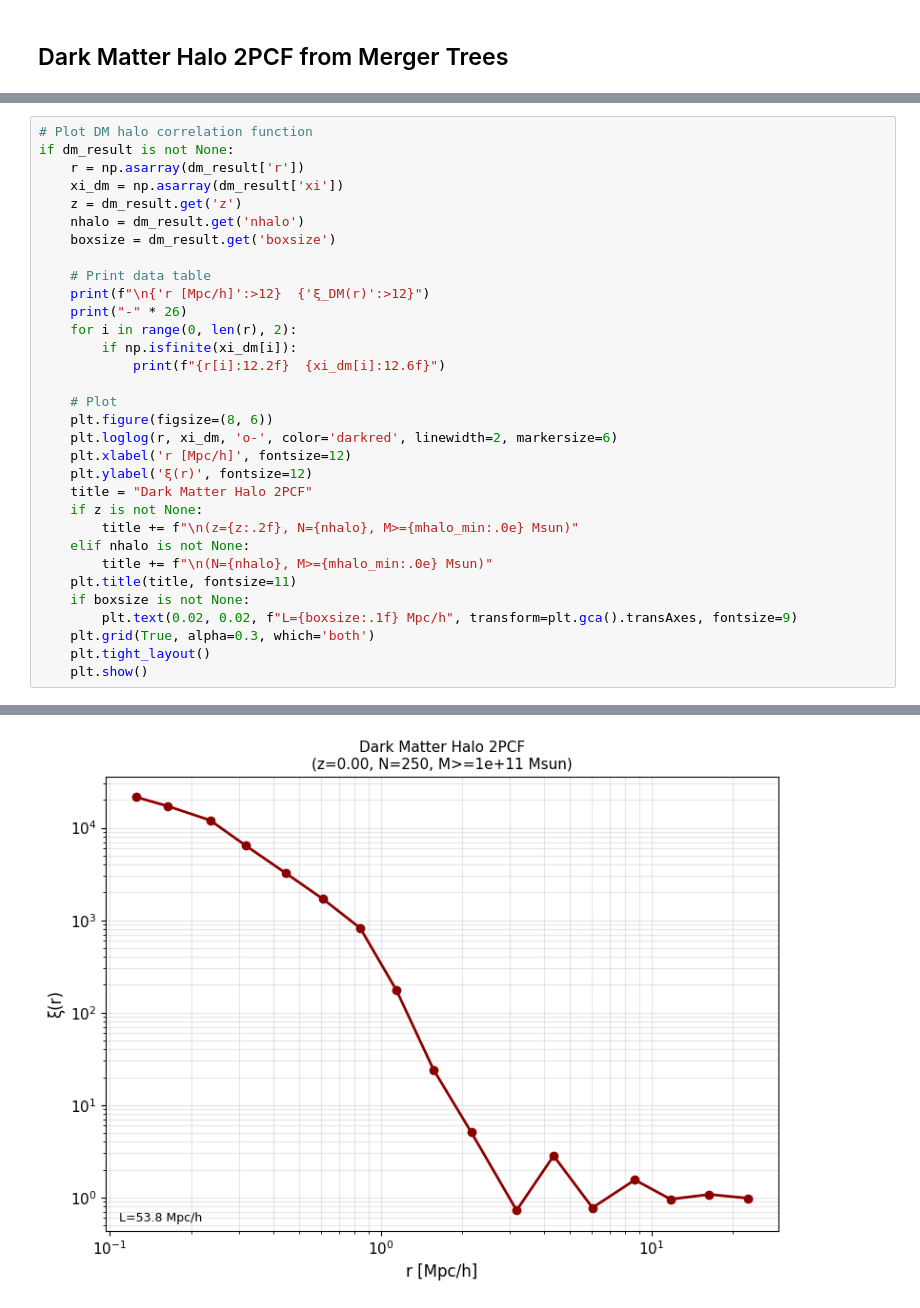
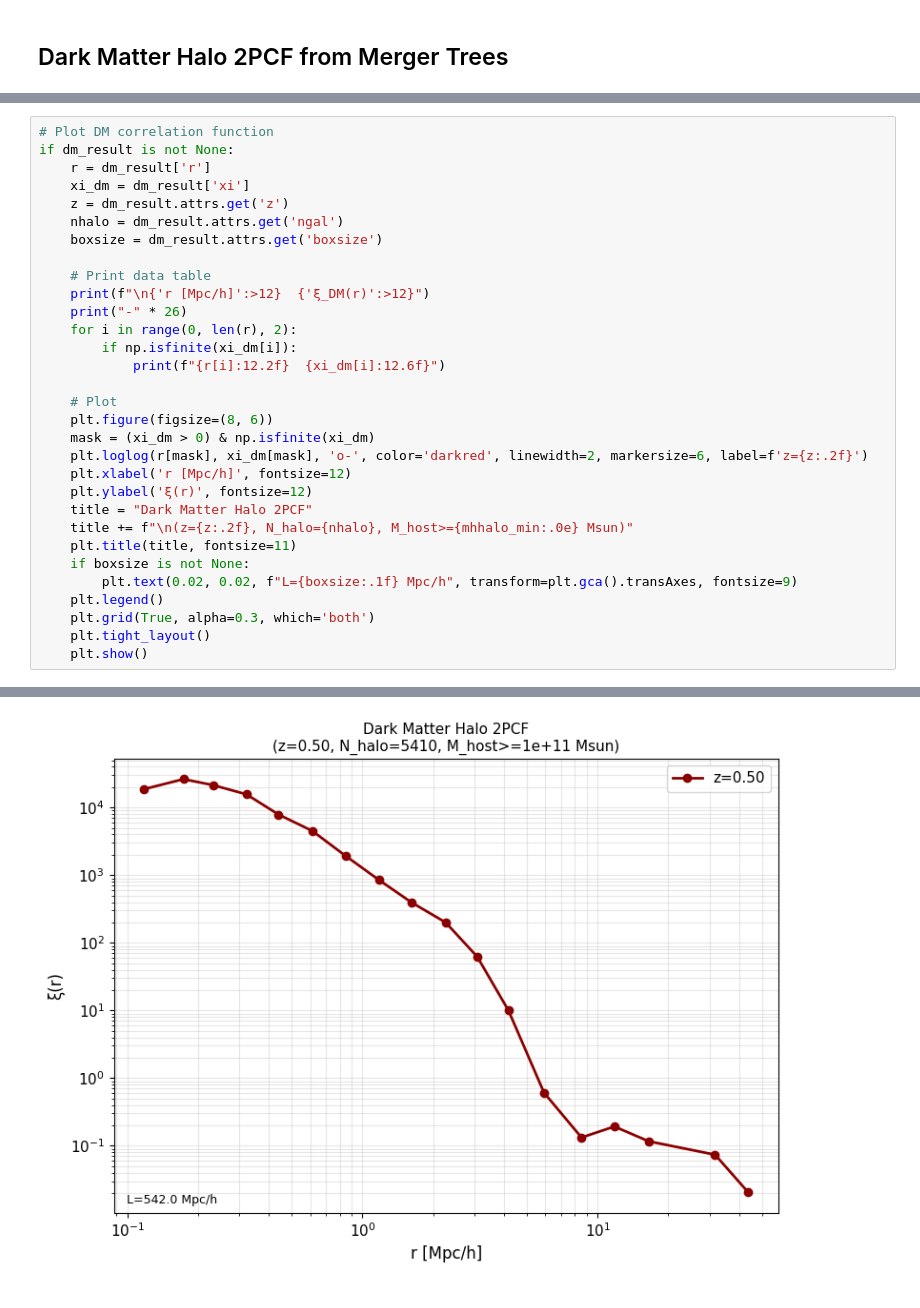
Before and after one commit to OscarHickman/galform_analysis, a Jupyter notebook: examples/2pcf/dm_correlation.ipynb, the cells around one changed output, grey strips where cells are left out. Saved outputs shown, nothing was run; the diff lists cells and outputs as text.

```diff
--- a/examples/2pcf/dm_correlation.ipynb
+++ b/examples/2pcf/dm_correlation.ipynb
@@ -104,11 +101,11 @@ Using subvolume boxsize: 53.79 Mpc/h
 # %%
-# Plot DM halo correlation function
+# Plot DM correlation function
 if dm_result is not None:
-    r = np.asarray(dm_result['r'])
-    xi_dm = np.asarray(dm_result['xi'])
-    z = dm_result.get('z')
-    nhalo = dm_result.get('nhalo')
-    boxsize = dm_result.get('boxsize')
+    r = dm_result['r']
+    xi_dm = dm_result['xi']
+    z = dm_result.attrs.get('z')
+    nhalo = dm_result.attrs.get('ngal')
+    boxsize = dm_result.attrs.get('boxsize')
 
     # Print data table
     print(f"\n{'r [Mpc/h]':>12}  {'ξ_DM(r)':>12}")
@@ -119,17 +116,16 @@ if dm_result is not None:
 
     # Plot
     plt.figure(figsize=(8, 6))
-    plt.loglog(r, xi_dm, 'o-', color='darkred', linewidth=2, markersize=6)
+    mask = (xi_dm > 0) & np.isfinite(xi_dm)
+    plt.loglog(r[mask], xi_dm[mask], 'o-', color='darkred', linewidth=2, markersize=6, label=f'z={z:.2f}')
     plt.xlabel('r [Mpc/h]', fontsize=12)
     plt.ylabel('ξ(r)', fontsize=12)
     title = "Dark Matter Halo 2PCF"
-    if z is not None:
-        title += f"\n(z={z:.2f}, N={nhalo}, M>={mhalo_min:.0e} Msun)"
-    elif nhalo is not None:
-        title += f"\n(N={nhalo}, M>={mhalo_min:.0e} Msun)"
+    title += f"\n(z={z:.2f}, N_halo={nhalo}, M_host>={mhhalo_min:.0e} Msun)"
     plt.title(title, fontsize=11)
     if boxsize is not None:
         plt.text(0.02, 0.02, f"L={boxsize:.1f} Mpc/h", transform=plt.gca().transAxes, fontsize=9)
+    plt.legend()
     plt.grid(True, alpha=0.3, which='both')
     plt.tight_layout()
     plt.show()
@@ -148 +145 @@ if dm_result is not None:
-[figure, old version]
+[figure, new version]
```
Also changed, not shown: parts of 8 cells of this notebook, 45 other files.
